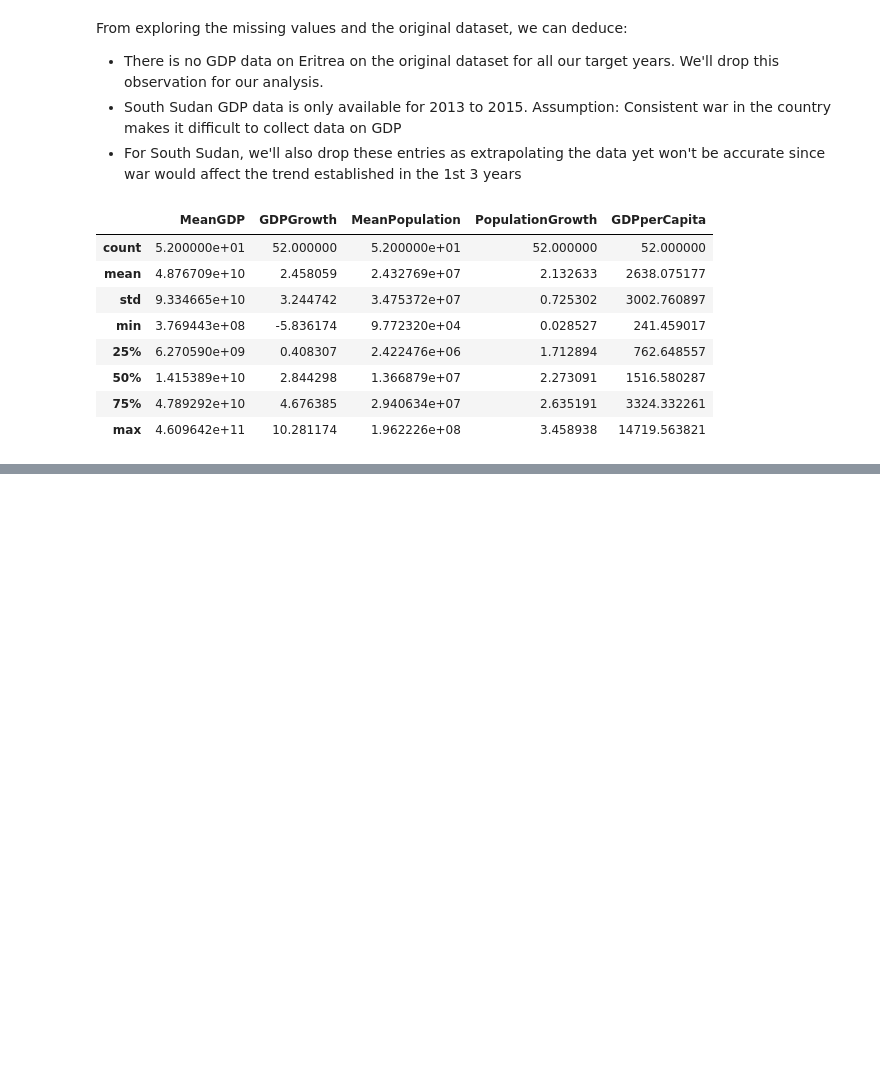
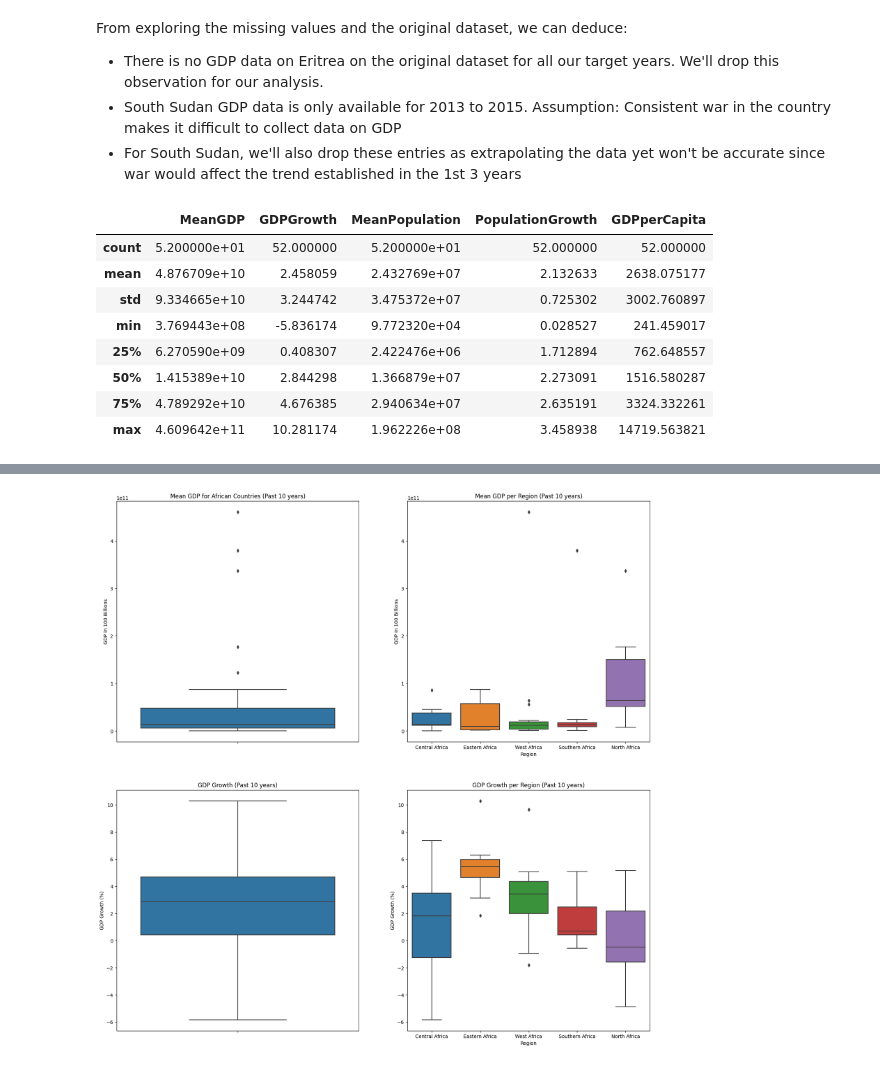
Before and after one commit to cyrilmichino/africa-gdp-visualisation, a Jupyter notebook: notebook.ipynb, the cells around one changed output, grey strips where cells are left out. Drawn from its saved outputs; the diff is of its cells as text; code cells hidden in the pictures; blank space fills up the shorter version.

```diff
--- a/notebook.ipynb
+++ b/notebook.ipynb
@@ -199,0 +235,27 @@ data.groupby(by='Region').describe()
+# %%
+## Visualising GDP Data
+plt.figure(figsize=(20,20))
+
+plt.subplot(2,2,1)
+sns.boxplot(y=data['MeanGDP'])
+plt.ylabel('GDP in 100 Billions')
+plt.title('Mean GDP for African Countries (Past 10 years)')
+
+plt.subplot(2,2,2)
+sns.boxplot(y=data['MeanGDP'], x=data['Region'])
+plt.ylabel('GDP in 100 Billions')
+plt.title('Mean GDP per Region (Past 10 years)')
+
+plt.subplot(2,2,3)
+sns.boxplot(y=data['GDPGrowth'])
+plt.ylabel('GDP Growth (%)')
+plt.title('GDP Growth (Past 10 years)')
+
+plt.subplot(2,2,4)
+sns.boxplot(y=data['GDPGrowth'], x=data['Region'])
+plt.ylabel('GDP Growth (%)')
+plt.title('GDP Growth per Region (Past 10 years)')
+
+plt.show()
+# %% [output]
+[figure, added]
```
Also changed, not shown: parts of 8 cells of this notebook.
